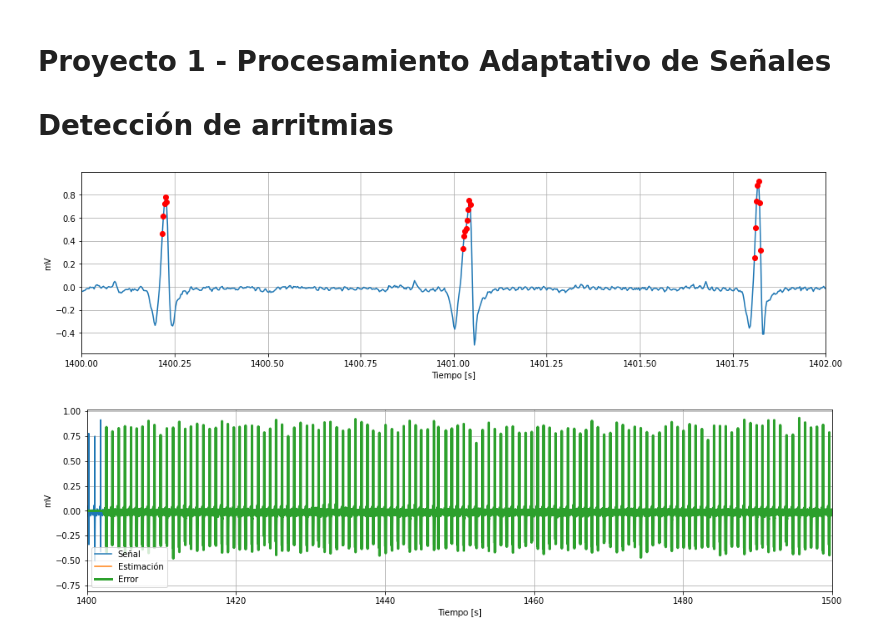
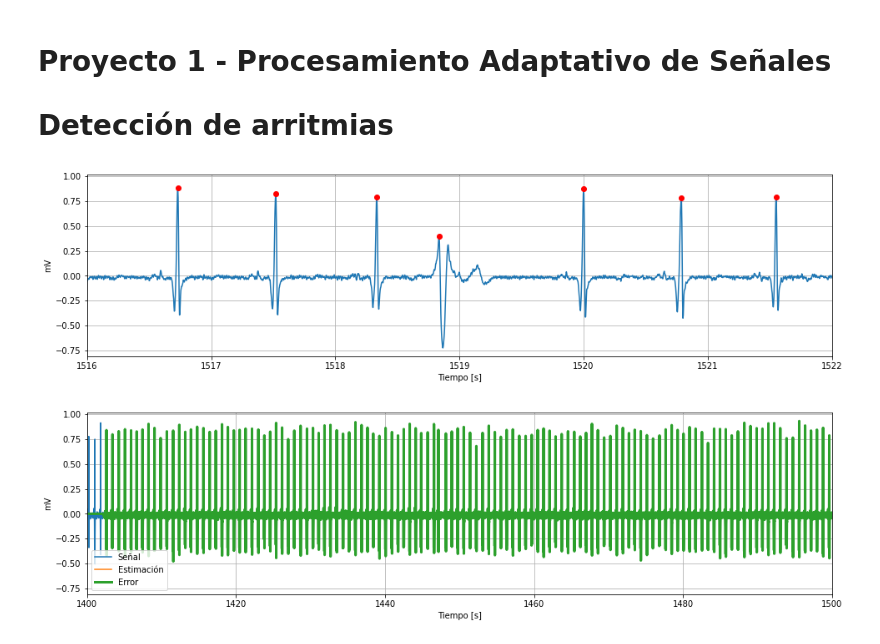
Before and after one commit to mbergerman/Procesamiento-Adaptativo, a Jupyter notebook: Proyecto 1/PASA_P1_G2.ipynb, the cells around one changed output. Cells and saved outputs as stored; diff of their text form; code cells hidden in the pictures.

```diff
--- a/Proyecto 1/PASA_P1_G2.ipynb
+++ b/Proyecto 1/PASA_P1_G2.ipynb
@@ -59,42 +59,40 @@ N = 600000
 
 record, record_data = wfdb.rdsamp('mit-bih-arrhythmia-database-1.0.0/100', sampto=N)
 annotation = wfdb.rdann('mit-bih-arrhythmia-database-1.0.0/100', 'atr', sampto=N)
 
 fs = record_data['fs']
 channel1 = hp.remove_baseline_wander(record[:,0], fs).reshape((N, 1))
 channel1 -= np.mean(channel1)
 time = np.arange(0, len(channel1)/fs, 1/fs)
 
 time_start = 1400
-time_end = 1450
+time_end = 1600
 
 time = time[time_start*fs : time_end*fs]
 channel1 = channel1[time_start*fs : time_end*fs]
 N = time_end*fs - time_start*fs
 
-peak_detection_lags = 60
-peak_detector = real_time_peak_detection(channel1[:peak_detection_lags], peak_detection_lags, 6, 0)
+peak_width = 30
+peak_detector = real_time_peak_detector(channel1[:peak_width], peak_width, 0.25)
 
 peaks = []
 
 for i in range(peak_detection_lags, len(channel1.flatten())):
-    if peak_detector.thresholding_algo(channel1[i]) > 0:
-        peaks.append(i)
-
-#peaks, _ = signal.find_peaks(channel1.flatten(), height=0.5, distance = 150)
+    if peak_detector.new_value(channel1[i]) > 0:
+        peaks.append(i - peak_width + 1)
 
 plt.figure(figsize=(16, 4))
 plt.plot(time, channel1)
 plt.plot(time[peaks], channel1[peaks], 'ro')
 
 
 plt.xlabel('Tiempo [s]')
 plt.ylabel(record_data['units'][0])
-plt.xlim(time_start, time_start+2)#plt.xlim(1516, 1517)
+plt.xlim(1516, 1522)
 plt.grid()
 plt.show()
 # %% [output]
-[figure, old version]
+[figure, new version]
 # %%
 #LMS
 M = 720
```
Also changed, not shown: parts of 2 cells of this notebook.
